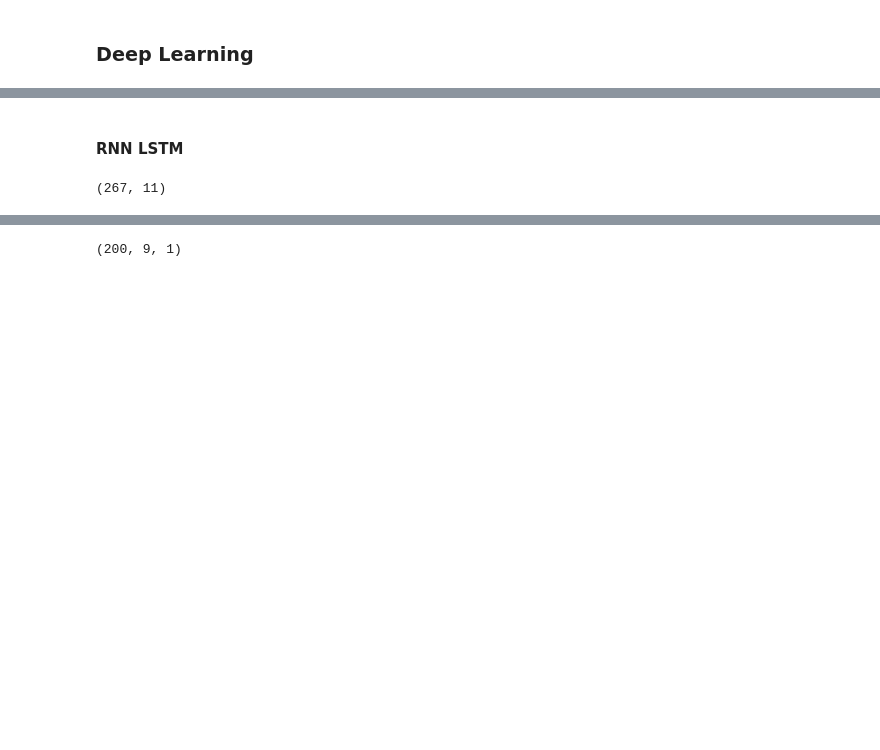
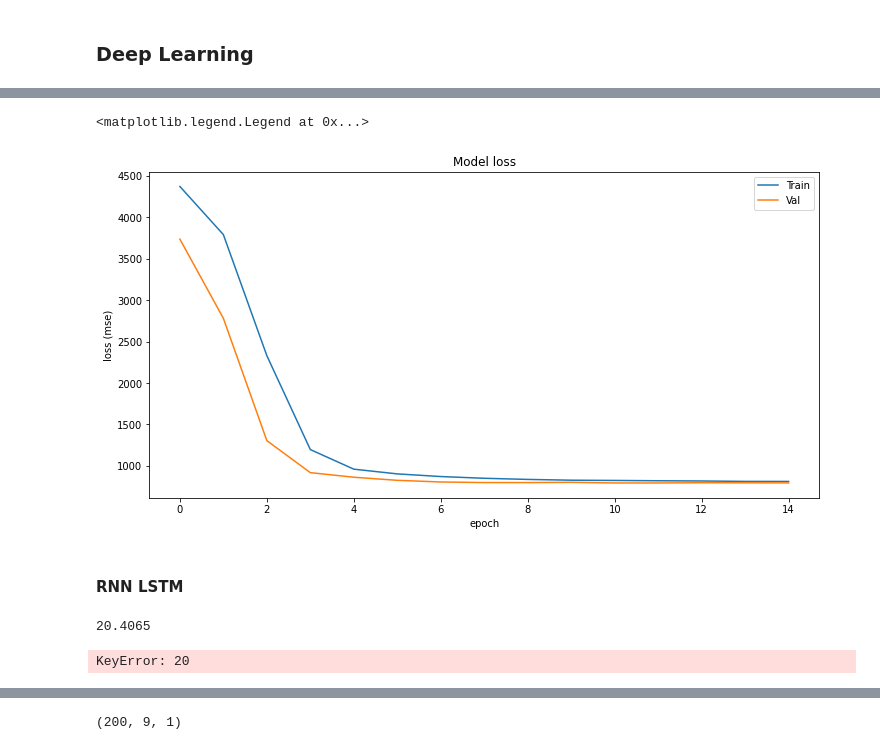
Before and after one commit to StockJanitor/Project43_DataTextMining, a Jupyter notebook: dl.ipynb, the cells around one changed output, grey strips where cells are left out. Drawn from its saved outputs; the diff is of its cells as text; code cells hidden in the pictures; blank space fills up the shorter version.

```diff
--- a/textMiningEV (1).ipynb
+++ b/dl.ipynb
@@ -740,0 +793,27 @@ R2 score: 0.9813375919276773
+# %%
+# Model
+model = Sequential()
+
+# Hidden layer
+model.add(Dense(13,input_shape= (X_scale_train.shape[1], 1)))
+
+model.add(LeakyReLU(alpha=0.05))
+model.add(Dense(9))
+
+model.add(LeakyReLU(alpha=0.05))
+model.add(Dense(5))
+
+model.add(LeakyReLU(alpha=0.05))
+
+# output layer
+model.add(Dense(1))
+model.add(LeakyReLU(alpha=0.05))
+
+
+optimizer = 'adam'
+### compile the model using: optimizer = 'adam', loss = 'binary_crossentropy', metrics = ['accuracy']
+model.compile(loss='mse', optimizer=optimizer,metrics=['accuracy'])
+
+
+model.summary()
+history = model.fit(X_scale_train, y_train, epochs=15, batch_size=2, validation_data=(X_scale_test, y_test),verbose=1)
@@ -741,10 +838,30 @@ R2 score: 0.9813375919276773
+# %%
+plt.figure(figsize=(12,6))
+plt.plot(model.history.history['loss'][:])
+plt.plot(model.history.history['val_loss'][:])
+plt.title('Model loss')
+plt.xlabel('epoch')
+plt.ylabel('loss (mse)')
+plt.legend(['Train', 'Val'], loc='upper right')
+# %% [output]
+<matplotlib.legend.Legend at 0x...>
+[figure, added]
 # %% [markdown]
 #### RNN LSTM
+# %%
+y_train[21]
+# %% [output]
+20.4065
+# %%
+X_t = []
+y_t = []
+for i in range(15,267):
+    X_t.append(X_scale_train[i-15:i])
+    y_t.append(y_train[i])
+Xt , yt = np.array(X_t), np.array(y_t)
+# %% [output]
+KeyError: 20
 # %%
 X_train_reshape = np.array(X_train)
 y_train_reshape = np.array(y_train)
 X_train_reshape1 = np.reshape(X_train, (X_train.shape[0], X_train.shape[1], 1))
-# %%
-dfmerge3.shape
-# %% [output]
-(267, 11)
```
Also changed, not shown: parts of 17 cells of this notebook, 2 other files.
